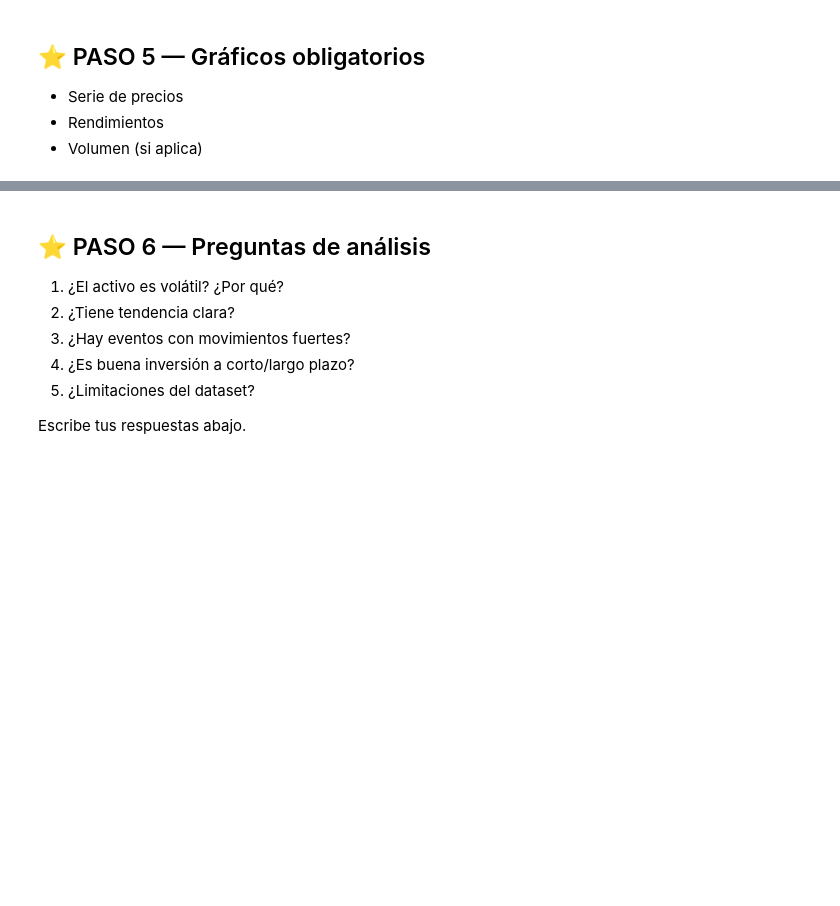
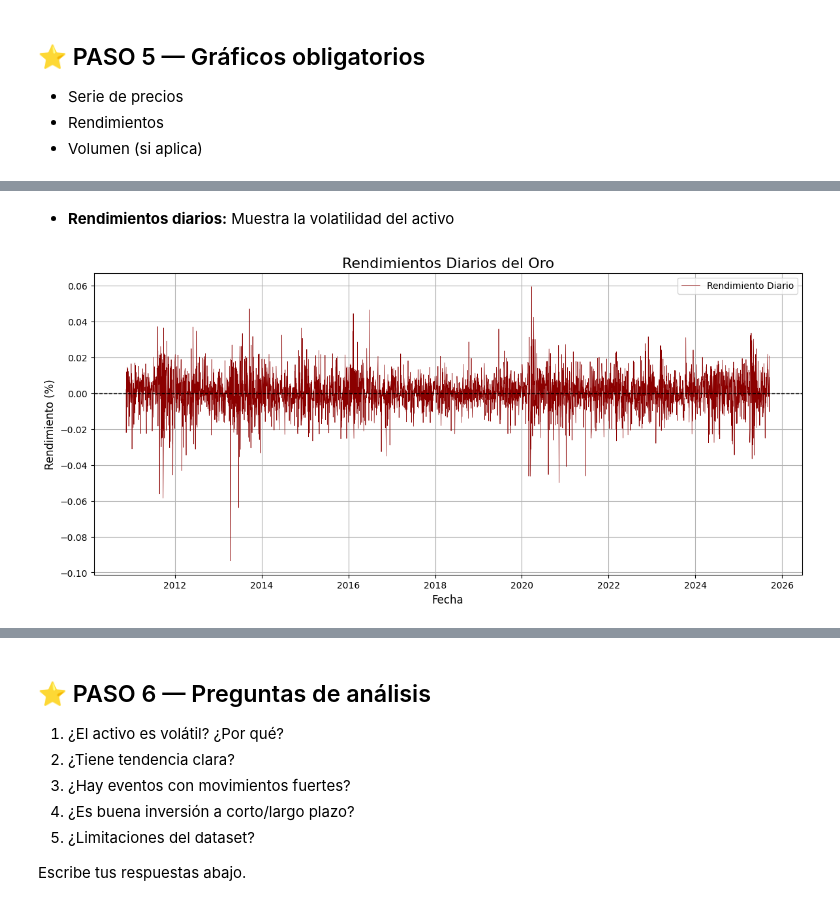
Before and after one commit to Maricielo-Gomez/Lenguajes-de-programacion, a Jupyter notebook: ExamenFinal_Analisis_Financiero.ipynb, the cells around one changed output, grey strips where cells are left out. Cells and saved outputs as stored; diff of their text form; code cells hidden in the pictures; blank space fills up the shorter version.

```diff
--- a/ExamenFinal_Analisis_Financiero.ipynb
+++ b/ExamenFinal_Analisis_Financiero.ipynb
@@ -47,0 +215,18 @@ import matplotlib.pyplot as plt
+# %% [markdown]
+- **Rendimientos diarios:** Muestra la volatilidad del activo
+# %%
+plt.figure(figsize=(14, 6))
+# Gráfico de línea para los rendimientos diarios
+plt.plot(df['date'], df['Rendimiento_Diario'], label='Rendimiento Diario', color='darkred', linewidth=0.5)
+
+# Línea horizontal en 0 para identificar ganancias (arriba) y pérdidas (abajo)
+plt.axhline(0, color='black', linestyle='--', linewidth=1)
+
+plt.title('Rendimientos Diarios del Oro', fontsize=16)
+plt.xlabel('Fecha', fontsize=12)
+plt.ylabel('Rendimiento (%)', fontsize=12)
+plt.legend()
+plt.grid(True)
+plt.show()
+# %% [output]
+[figure, added]
```
Also changed, not shown: parts of 39 cells of this notebook.
